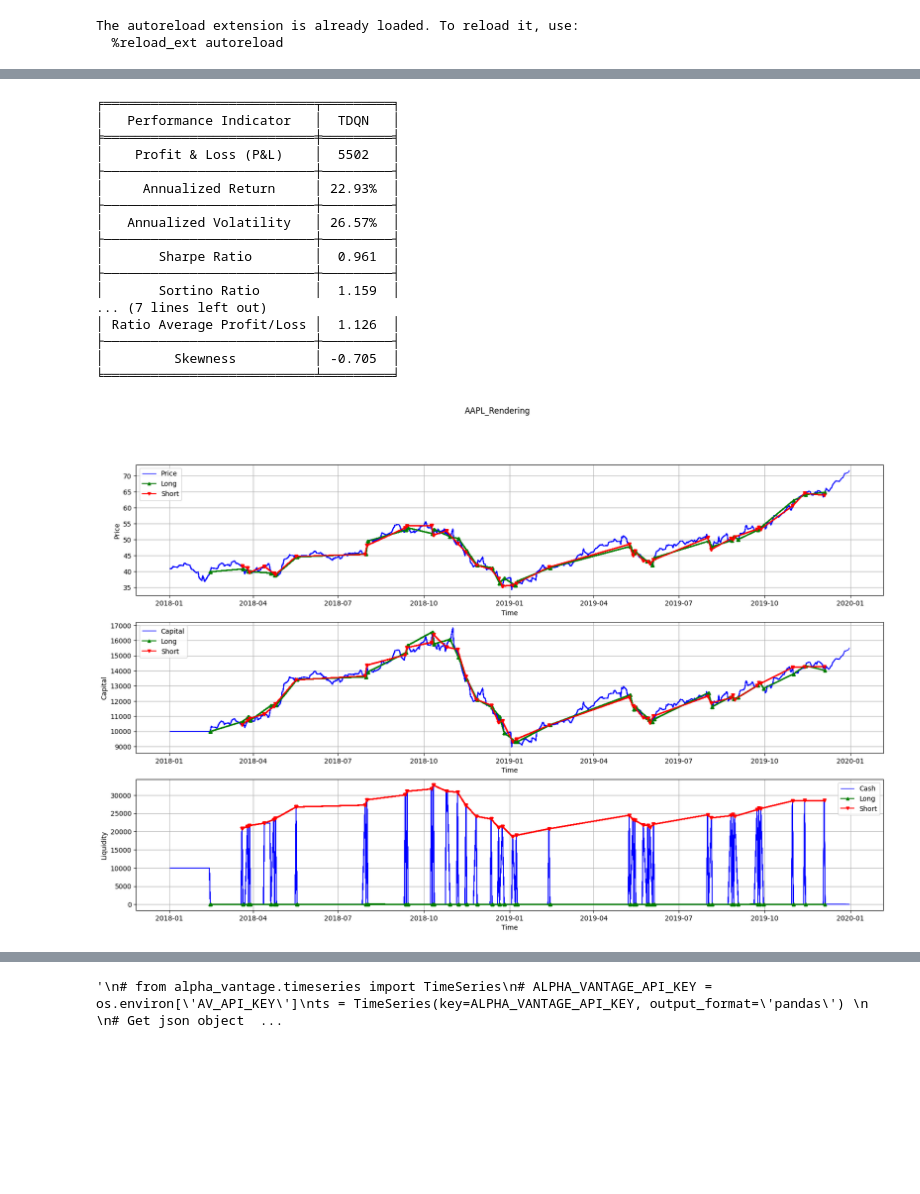
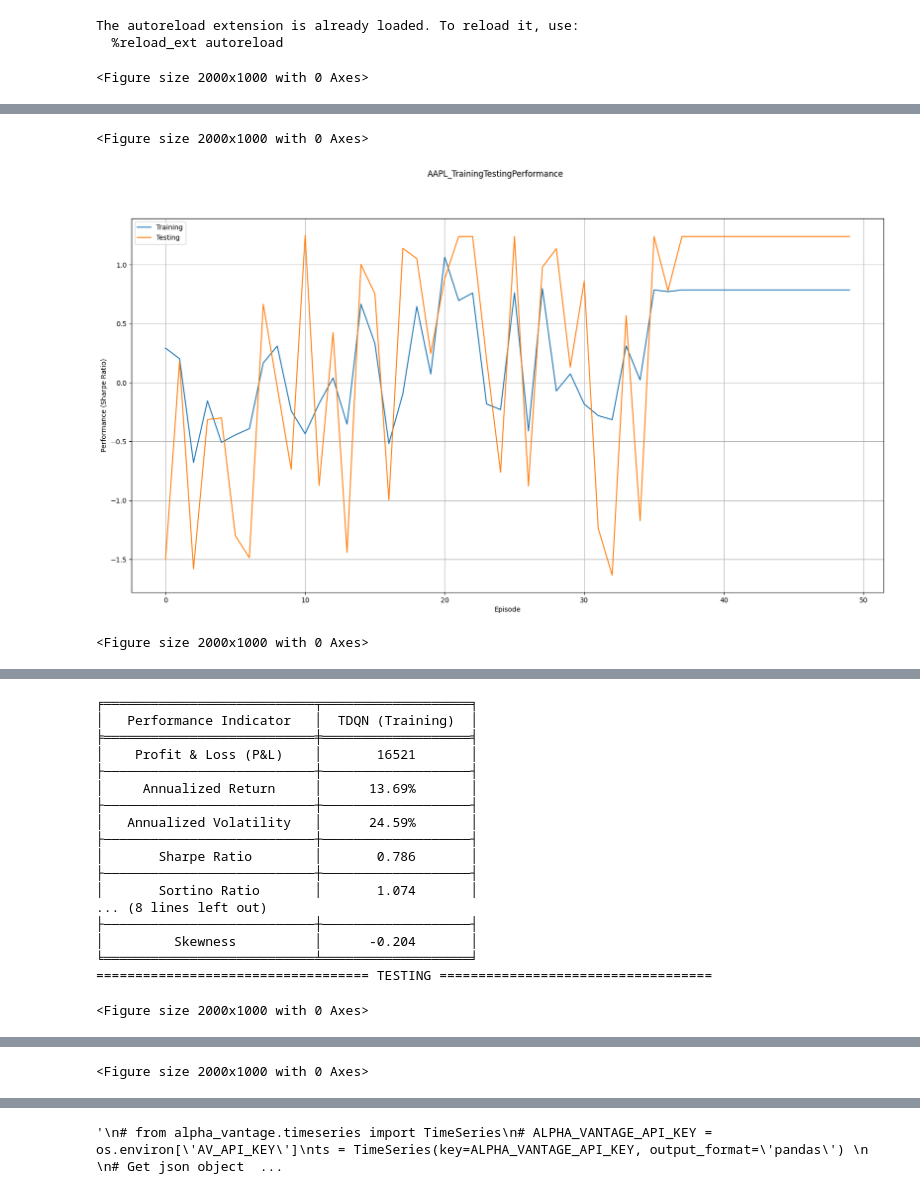
Before and after one commit to Jcz125/An-Application-of-Deep-Reinforcement-Learning-to-Algorithmic-Trading, a Jupyter notebook: liveData.ipynb, the cells around one changed output, grey strips where cells are left out. Cells and saved outputs as stored; diff of their text form; code cells hidden in the pictures; blank space fills up the shorter version.

```diff
--- a/liveData.ipynb
+++ b/liveData.ipynb
@@ -10,17 +11,20 @@ matplotlib.rcParams['interactive'] = True
 # %% [output]
 The autoreload extension is already loaded. To reload it, use:
   %reload_ext autoreload
+# %%
+# Initialization of the required variables
+strategy = "TDQN"
+startingDate = '2012-1-1'
+endingDate = '2020-1-1'
+splitingDate = '2018-1-1'
+numberOfEpisodes = 50
+stateLength = 30
+money = 10000
 # %%
 from tradingSimulator import TradingSimulator
 
-# Initialization of the required variables
 simulator = TradingSimulator()
-strategy = "TDQN"
 stock = "AAPL"
-startingDate = '2012-1-1'
-endingDate = '2020-1-1'
-splitingDate = '2018-1-1'
-money = 10000
 
 # Training and testing of the trading strategy specified for the stock (market) specified
 tradingStrategy, trainingEnv, testingEnv = simulator.simulateStrategy(strategy,
@@ -29,12 +33,17 @@ tradingStrategy, trainingEnv, testingEnv = simulator.simulateStrategy(strategy,
                                                                       endingDate=endingDate,
                                                                       splitingDate=splitingDate,
                                                                       money=money,
-                                                                      numberOfEpisodes=50,
-                                                                      stateLength=30,
-                                                                      interactiveTest=True,
+                                                                      numberOfEpisodes=numberOfEpisodes,
+                                                                      stateLength=stateLength,
+                                                                      interactiveTrain=False,
+                                                                      trainShowPerformance=True,
+                                                                      trainPlot=True,
+                                                                      plotTrainEnv=True,
+                                                                      interactiveTest=False,
                                                                       testShowPerformance=True,
                                                                       testPlotQValues=True,
                                                                       testOnLiveData=False)
 
 tradingStrategy.saveModel(f"Models/vanilla_{strategy}_{stock}.model")
 # %% [output]
+<Figure size 2000x1000 with 0 Axes>
@@ -42,18 +51,3 @@ tradingStrategy.saveModel(f"Models/vanilla_{strategy}_{stock}.model")
-╒═══════════════════════════╤═════════╕
-│   Performance Indicator   │  TDQN   │
-╞═══════════════════════════╪═════════╡
-│    Profit & Loss (P&L)    │  5502   │
-├───────────────────────────┼─────────┤
-│     Annualized Return     │ 22.93%  │
-├───────────────────────────┼─────────┤
-│   Annualized Volatility   │ 26.57%  │
-├───────────────────────────┼─────────┤
-│       Sharpe Ratio        │  0.961  │
-├───────────────────────────┼─────────┤
-│       Sortino Ratio       │  1.159  │
-... (7 lines left out)
-│ Ratio Average Profit/Loss │  1.126  │
-├───────────────────────────┼─────────┤
-│         Skewness          │ -0.705  │
-╘═══════════════════════════╧═════════╛
+<Figure size 2000x1000 with 0 Axes>
-[figure, old version]
+[figure, new version]
+<Figure size 2000x1000 with 0 Axes>
@@ -60,0 +55,18 @@ tradingStrategy.saveModel(f"Models/vanilla_{strategy}_{stock}.model")
+╒═══════════════════════════╤═══════════════════╕
+│   Performance Indicator   │  TDQN (Training)  │
+╞═══════════════════════════╪═══════════════════╡
+│    Profit & Loss (P&L)    │       16521       │
+├───────────────────────────┼───────────────────┤
+│     Annualized Return     │      13.69%       │
+├───────────────────────────┼───────────────────┤
+│   Annualized Volatility   │      24.59%       │
+├───────────────────────────┼───────────────────┤
+│       Sharpe Ratio        │       0.786       │
+├───────────────────────────┼───────────────────┤
+│       Sortino Ratio       │       1.074       │
+... (8 lines left out)
+├───────────────────────────┼───────────────────┤
+│         Skewness          │      -0.204       │
+╘═══════════════════════════╧═══════════════════╛
+=================================== TESTING ===================================
+<Figure size 2000x1000 with 0 Axes>
@@ -60,0 +74 @@ tradingStrategy.saveModel(f"Models/vanilla_{strategy}_{stock}.model")
+<Figure size 2000x1000 with 0 Axes>
```
Also changed, not shown: parts of 3 cells of this notebook, 4 other files.
